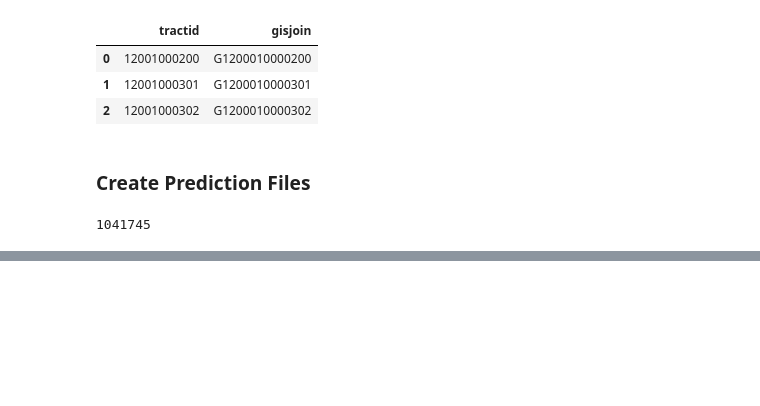
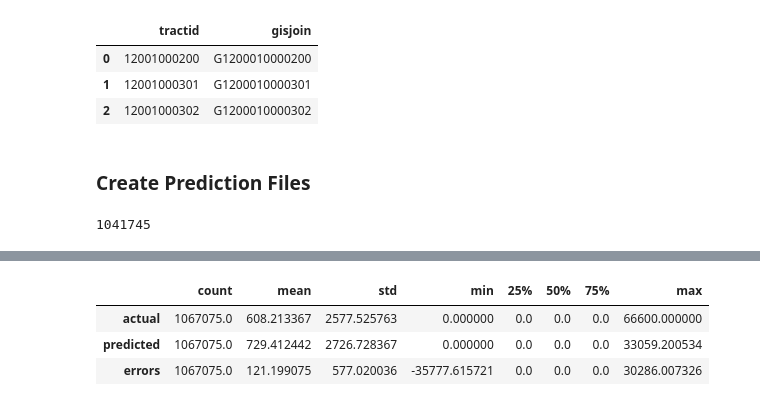
Before and after one commit to sonaliserro/w210-bluetarp, a Jupyter notebook: modeling/RandomForest_Predict.ipynb, the cells around one changed output, grey strips where cells are left out. Saved outputs shown, nothing was run; the diff lists cells and outputs as text; code cells hidden in the pictures; blank space fills up the shorter version.

```diff
--- a/modeling/RandomForest_Predict.ipynb
+++ b/modeling/RandomForest_Predict.ipynb
@@ -613,0 +708,3 @@ femaTestData_CensusTract.to_csv("./predictions/FEMA-Large-PR-predictions-censusT
+# %%
+femaFullTestDf = femaFullTestData[femaFullTestData.columns[~femaFullTestData.columns.isin(
+    ihp_exclude_cols + demo_exclude_cols + demo_dvi_col + demo_rate_cols)]]
@@ -613,0 +780,9 @@ femaTestData_CensusTract.to_csv("./predictions/FEMA-Large-PR-predictions-censusT
+# %%
+results_df = pd.DataFrame({'actual': y_test, 'predicted': y_pred})
+results_df['errors'] = results_df['predicted'] - results_df['actual']
+results_df.describe().transpose()
+# %% [output]
+|  | count | mean | std | min | 25% | 50% | 75% | max |
+| actual | 1067075.0 | 608.213367 | 2577.525763 | 0.000000 | 0.0 | 0.0 | 0.0 | 66600.000000 |
+| predicted | 1067075.0 | 729.412442 | 2726.728367 | 0.000000 | 0.0 | 0.0 | 0.0 | 33059.200534 |
+| errors | 1067075.0 | 121.199075 | 577.020036 | -35777.615721 | 0.0 | 0.0 | 0.0 | 30286.007326 |
```
Also changed, not shown: parts of 22 cells of this notebook.
